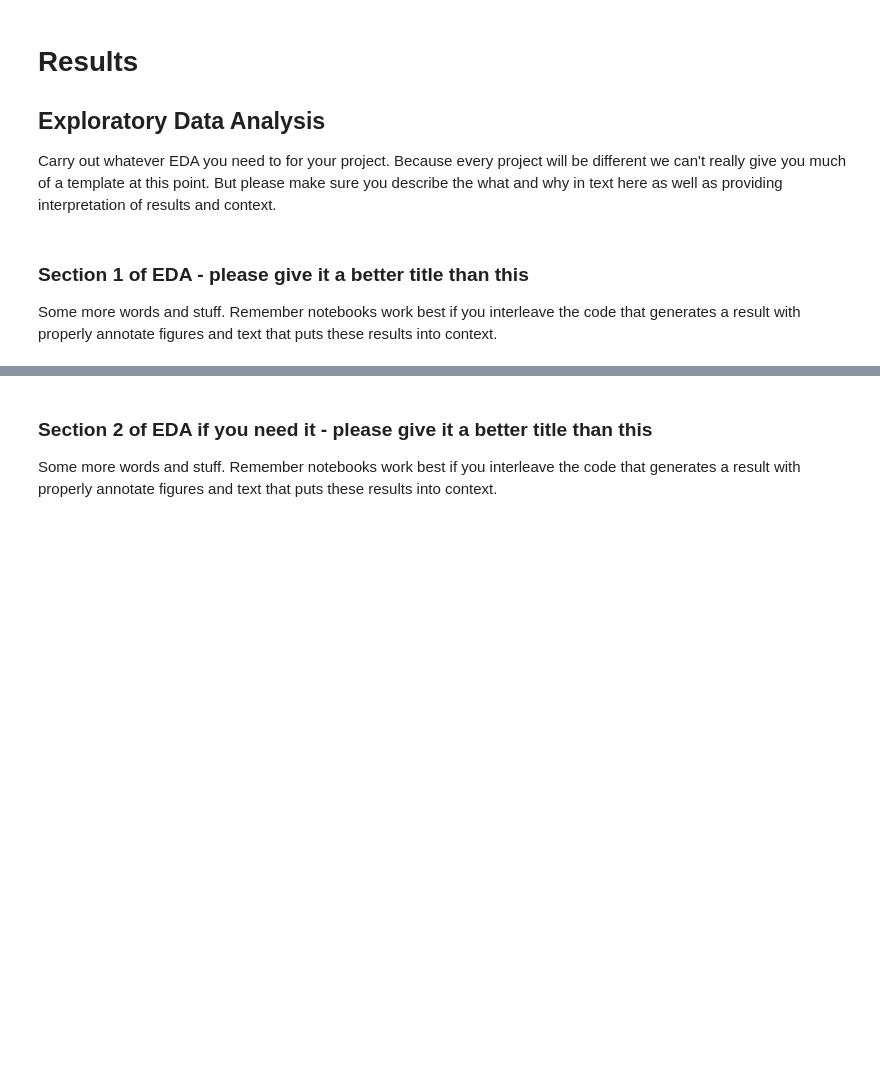
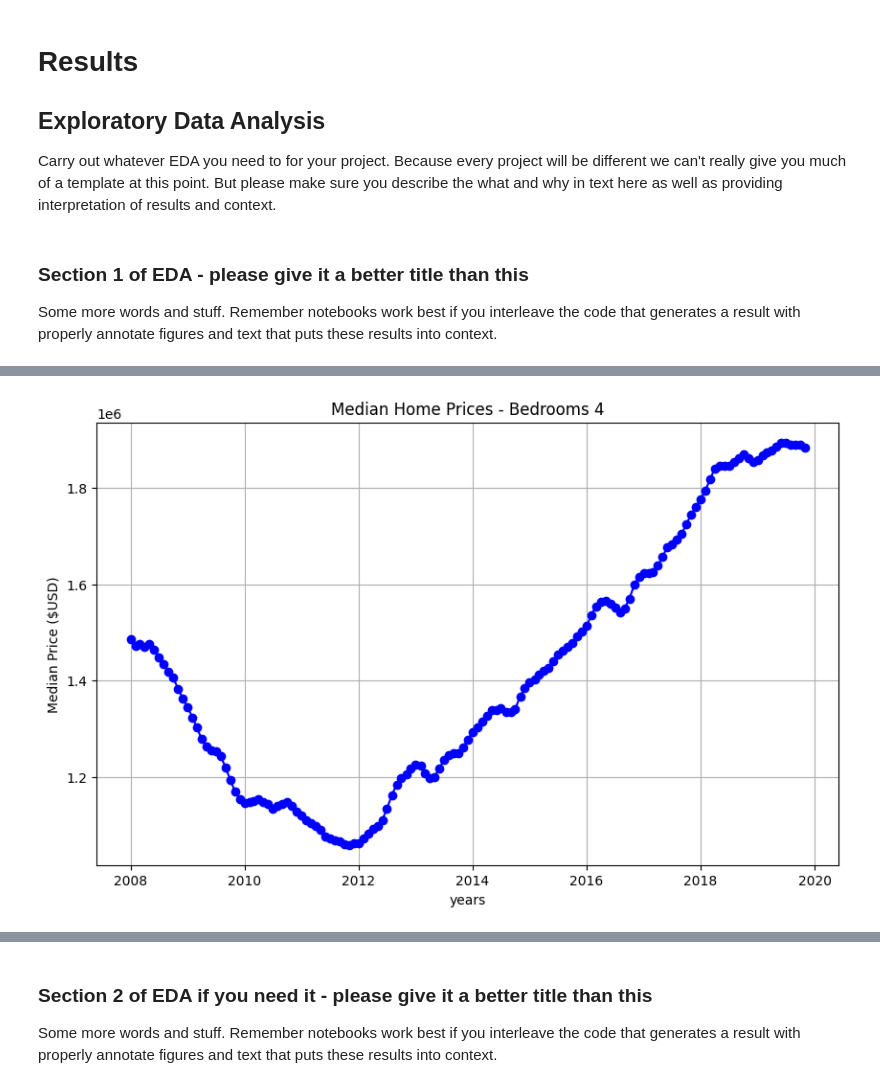
Before and after one commit to KevinABV63/Bash-Grader, a Jupyter notebook: EDACheckpoint_Group045_WI25.ipynb, the cells around one changed output, grey strips where cells are left out. Cells and saved outputs as stored; diff of their text form; code cells hidden in the pictures; blank space fills up the shorter version.

```diff
--- a/EDACheckpoint_Group045_WI25.ipynb
+++ b/EDACheckpoint_Group045_WI25.ipynb
@@ -127,0 +266,4 @@ Some more words and stuff.  Remember notebooks work best if you interleave the c
+# %%
+plot_san_francisco_data(bed4, 'Median Home Prices - Bedrooms 4', 'years', 'Median Price ($USD)')
+# %% [output]
+[figure, added]
```
Also changed, not shown: parts of 23 cells of this notebook.
